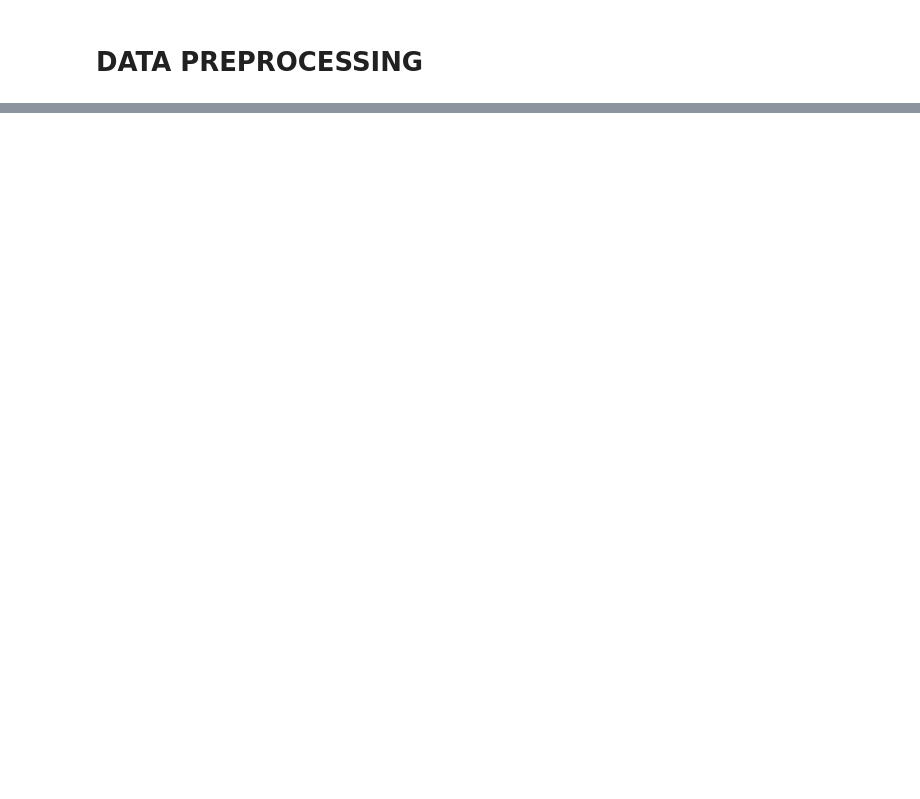
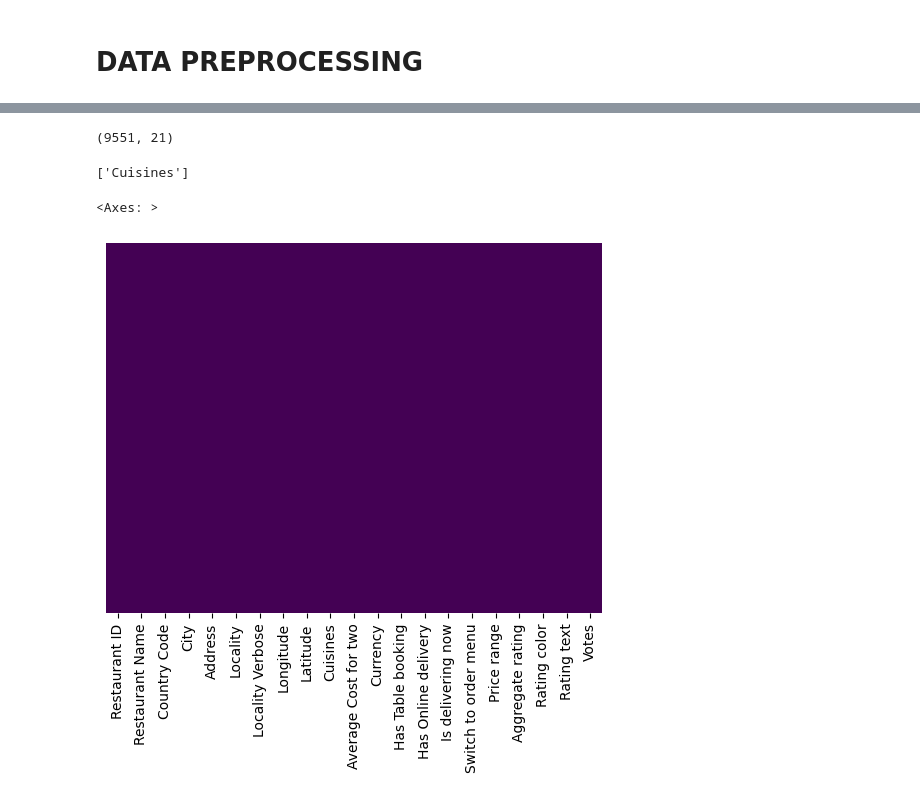
Before and after one commit to Ajayrajc1998/WEEK-10, a Jupyter notebook: WEEK 10.ipynb, the cells around one changed output, grey strips where cells are left out. Cells and saved outputs as stored; diff of their text form; code cells hidden in the pictures; blank space fills up the shorter version.

```diff
--- a/WEEK 10.ipynb
+++ b/WEEK 10.ipynb
@@ -42,0 +21,2 @@ https://gist.github.com/mwaskom/de44147ed2974457ad6372750bbe5751
+# %%
+df=pd.read_csv('zomato.csv',encoding='latin-1')
@@ -42,0 +99,14 @@ https://gist.github.com/mwaskom/de44147ed2974457ad6372750bbe5751
+# %%
+df.shape
+# %% [output]
+(9551, 21)
+# %%
+[features for features in df.columns if df[features].isnull().sum()>=1]
+#list comprehension for finding missing values columns
+# %% [output]
+['Cuisines']
+# %%
+sns.heatmap(df.isnull(),yticklabels=False,cbar=False,cmap='viridis')
+# %% [output]
+<Axes: >
+[figure, added]
```
Also changed, not shown: parts of 46 cells of this notebook, 7 other files.
